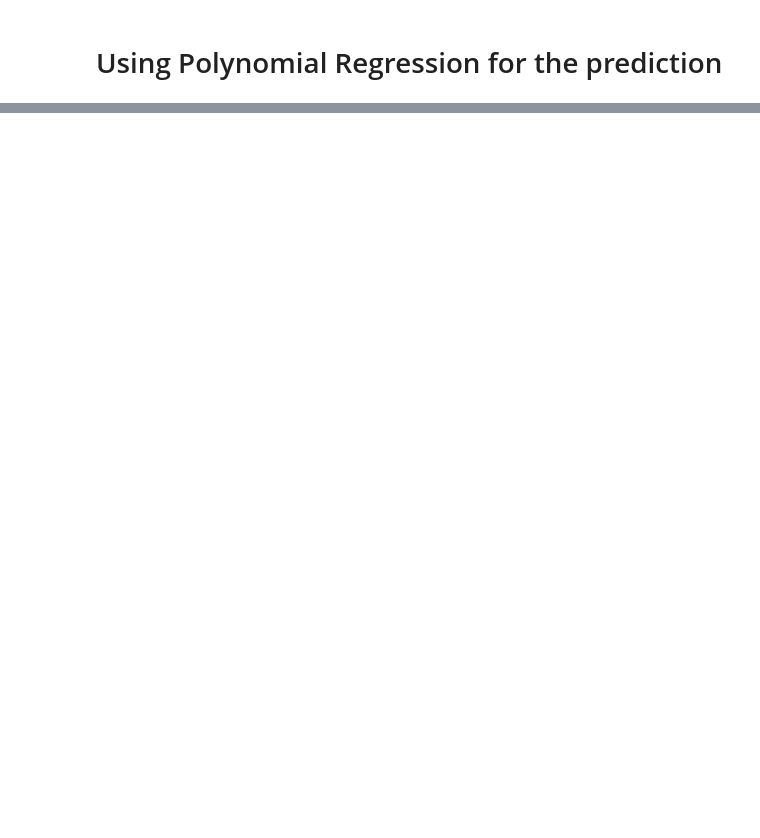
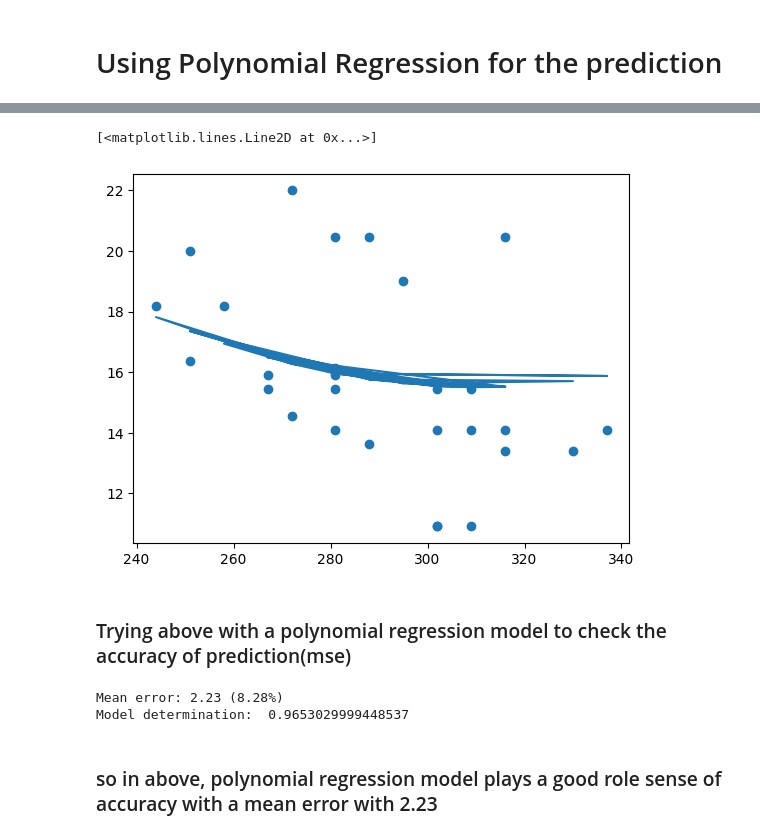
Before and after one commit to Seniyax/Regression_models, a Jupyter notebook: cleandata.ipynb, the cells around one changed output, grey strips where cells are left out. Cells and saved outputs as stored; diff of their text form; code cells hidden in the pictures; blank space fills up the shorter version.

```diff
--- a/cleandata.ipynb
+++ b/cleandata.ipynb
@@ -238,0 +253,30 @@ Model determination:  0.07639977655280172
+# %%
+plt.scatter(X_test,y_test)
+plt.plot(X_test,pred)
+# %% [output]
+[<matplotlib.lines.Line2D at 0x...>]
+[figure, added]
+# %% [markdown]
+### Trying above with a polynomial regression model to check the accuracy of prediction(mse)
+# %%
+from sklearn.preprocessing import PolynomialFeatures
+from sklearn.pipeline import make_pipeline
+
+pipeline = make_pipeline(PolynomialFeatures(2), LinearRegression())
+
+X_train, X_test, y_train, y_test = train_test_split(X, y, test_size=0.2, random_state=0)
+
+pipeline.fit(X_train,y_train)
+
+pred = pipeline.predict(X_test)
+
+mse = np.sqrt(mean_squared_error(y_test,pred))
+print(f'Mean error: {mse:3.3} ({mse/np.mean(pred)*100:3.3}%)')
+
+score = pipeline.score(X_train,y_train)
+print('Model determination: ', score)
+# %% [output]
+Mean error: 2.23 (8.28%)
+Model determination:  0.9653029999448537
+# %% [markdown]
+### so in above, polynomial regression model plays a good role sense of accuracy with a mean error with 2.23
```
Also changed, not shown: parts of 25 cells of this notebook.
